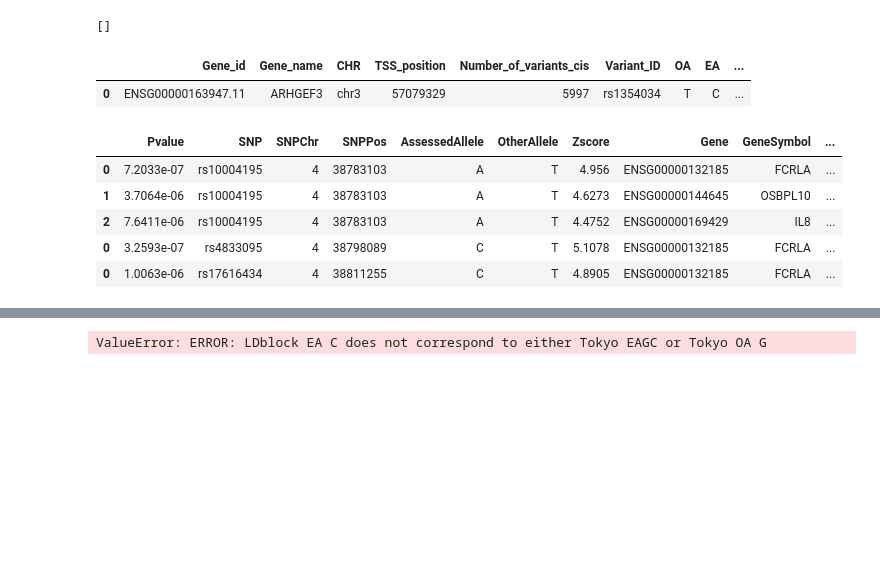
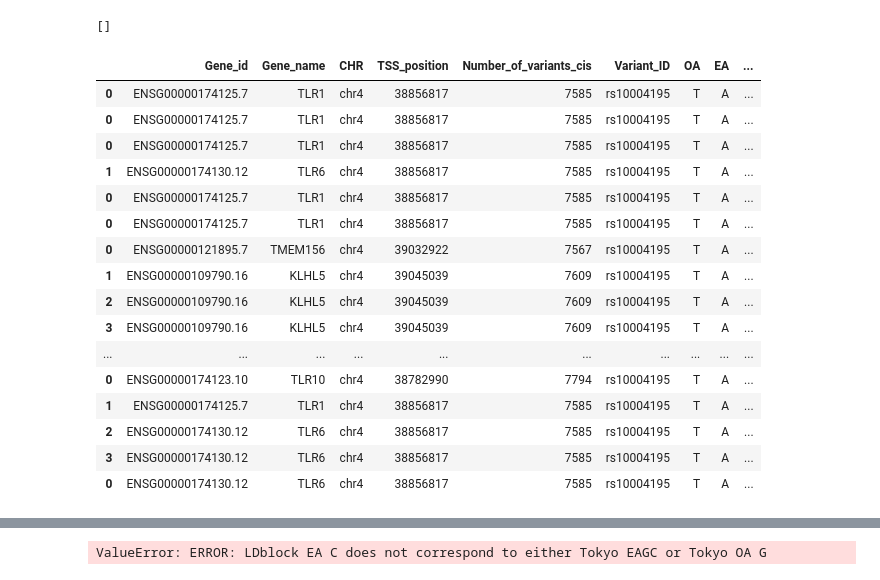
Before and after one commit to zainomarali/ImmuneGWAS, a Jupyter notebook: trans.ipynb, the cells around one changed output, grey strips where cells are left out. Saved outputs shown, nothing was run; the diff lists cells and outputs as text; code cells hidden in the pictures; blank space fills up the shorter version.

Commit message:
worked more on trans

```diff
--- a/trans.ipynb
+++ b/trans.ipynb
@@ -196,18 +197,32 @@ def summary_trans(var: Variant):
     ax[0].set_title("UP Trans genes")
     ax[1].set_title("DOWN Trans genes")
 # %%
-x.results.tokyo_eqtl_df
+rsid = 'rs10004195'
+EA = 'T'
+OA = 'A'
+pos = 38783103
+chrom = 4
+
+x = Variant(rsid, chrom, pos, EA, OA)
-# %% [output]
-|  | Gene_id | Gene_name | CHR | TSS_position | Number_of_variants_cis | Variant_ID | OA | EA | ... |
-| 0 | ENSG00000163947.11 | ARHGEF3 | chr3 | 57079329 | 5997 | rs1354034 | T | C | ... |
 # %%
-trans = eqtlgen_trans_LDblock_query(x)
-
-trans
+tokyo_eqtl_LDblock_query(x)
-# %% [output]
-|  | Pvalue | SNP | SNPChr | SNPPos | AssessedAllele | OtherAllele | Zscore | Gene | GeneSymbol | ... |
-| 0 | 7.2033e-07 | rs10004195 | 4 | 38783103 | A | T | 4.956 | ENSG00000132185 | FCRLA | ... |
-| 1 | 3.7064e-06 | rs10004195 | 4 | 38783103 | A | T | 4.6273 | ENSG00000144645 | OSBPL10 | ... |
-| 2 | 7.6411e-06 | rs10004195 | 4 | 38783103 | A | T | 4.4752 | ENSG00000169429 | IL8 | ... |
-| 0 | 3.2593e-07 | rs4833095 | 4 | 38798089 | C | T | 5.1078 | ENSG00000132185 | FCRLA | ... |
-| 0 | 1.0063e-06 | rs17616434 | 4 | 38811255 | C | T | 4.8905 | ENSG00000132185 | FCRLA | ... |
+# %%
+single_tokyo_eqtl_query(chrom, pos, 'T')
+# %% [output]
+|  | Gene_id | Gene_name | CHR | TSS_position | Number_of_variants_cis | Variant_ID | OA | EA | ... |
+| 0 | ENSG00000174125.7 | TLR1 | chr4 | 38856817 | 7585 | rs10004195 | T | A | ... |
+| 0 | ENSG00000174125.7 | TLR1 | chr4 | 38856817 | 7585 | rs10004195 | T | A | ... |
+| 0 | ENSG00000174125.7 | TLR1 | chr4 | 38856817 | 7585 | rs10004195 | T | A | ... |
+| 1 | ENSG00000174130.12 | TLR6 | chr4 | 38856817 | 7585 | rs10004195 | T | A | ... |
+| 0 | ENSG00000174125.7 | TLR1 | chr4 | 38856817 | 7585 | rs10004195 | T | A | ... |
+| 0 | ENSG00000174125.7 | TLR1 | chr4 | 38856817 | 7585 | rs10004195 | T | A | ... |
+| 0 | ENSG00000121895.7 | TMEM156 | chr4 | 39032922 | 7567 | rs10004195 | T | A | ... |
+| 1 | ENSG00000109790.16 | KLHL5 | chr4 | 39045039 | 7609 | rs10004195 | T | A | ... |
+| 2 | ENSG00000109790.16 | KLHL5 | chr4 | 39045039 | 7609 | rs10004195 | T | A | ... |
+| 3 | ENSG00000109790.16 | KLHL5 | chr4 | 39045039 | 7609 | rs10004195 | T | A | ... |
+| ... | ... | ... | ... | ... | ... | ... | ... | ... | ... |
+| 0 | ENSG00000174123.10 | TLR10 | chr4 | 38782990 | 7794 | rs10004195 | T | A | ... |
+| 1 | ENSG00000174125.7 | TLR1 | chr4 | 38856817 | 7585 | rs10004195 | T | A | ... |
+| 2 | ENSG00000174130.12 | TLR6 | chr4 | 38856817 | 7585 | rs10004195 | T | A | ... |
+| 3 | ENSG00000174130.12 | TLR6 | chr4 | 38856817 | 7585 | rs10004195 | T | A | ... |
+| 0 | ENSG00000174130.12 | TLR6 | chr4 | 38856817 | 7585 | rs10004195 | T | A | ... |
```
Also changed, not shown: parts of 6 cells of this notebook.
